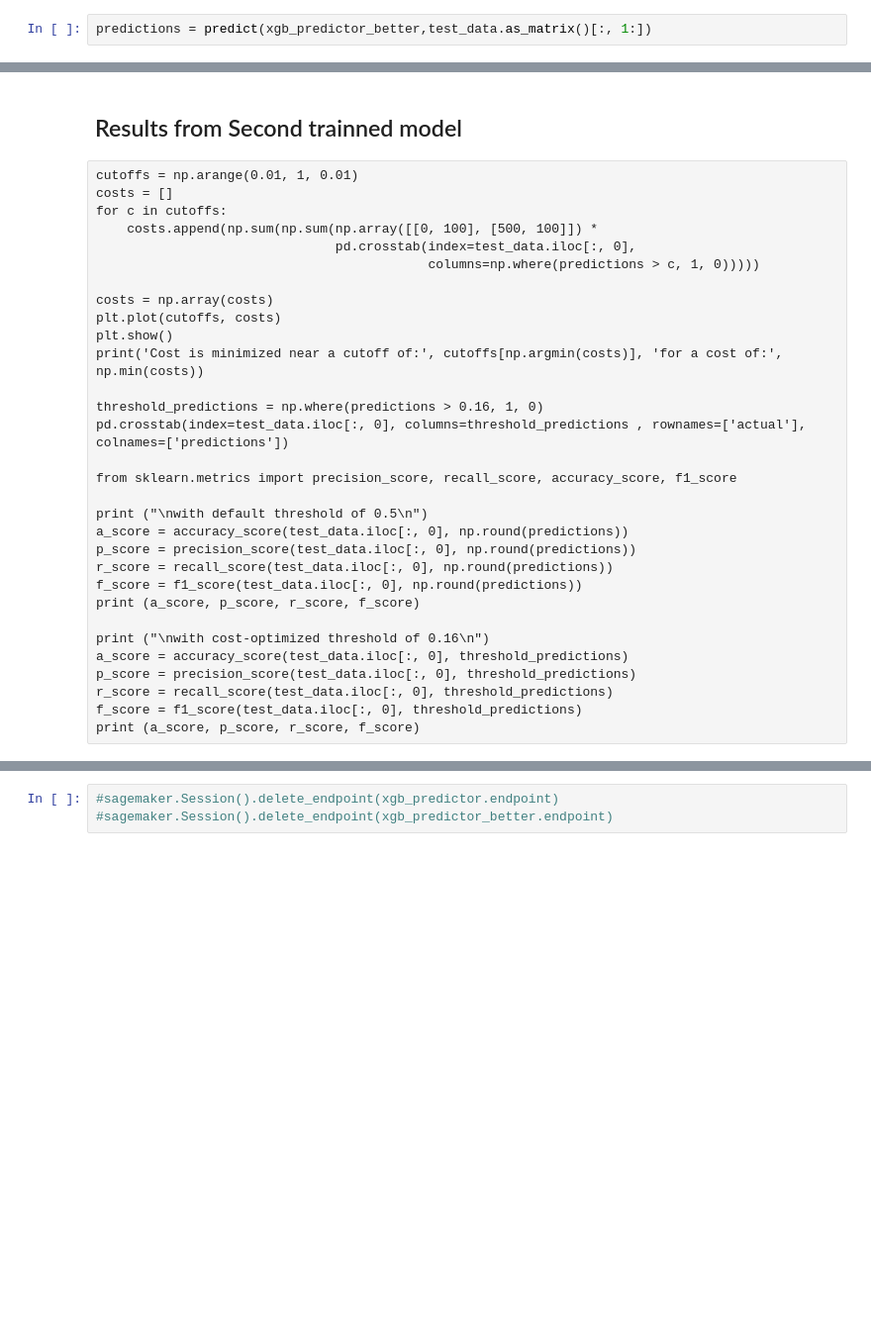
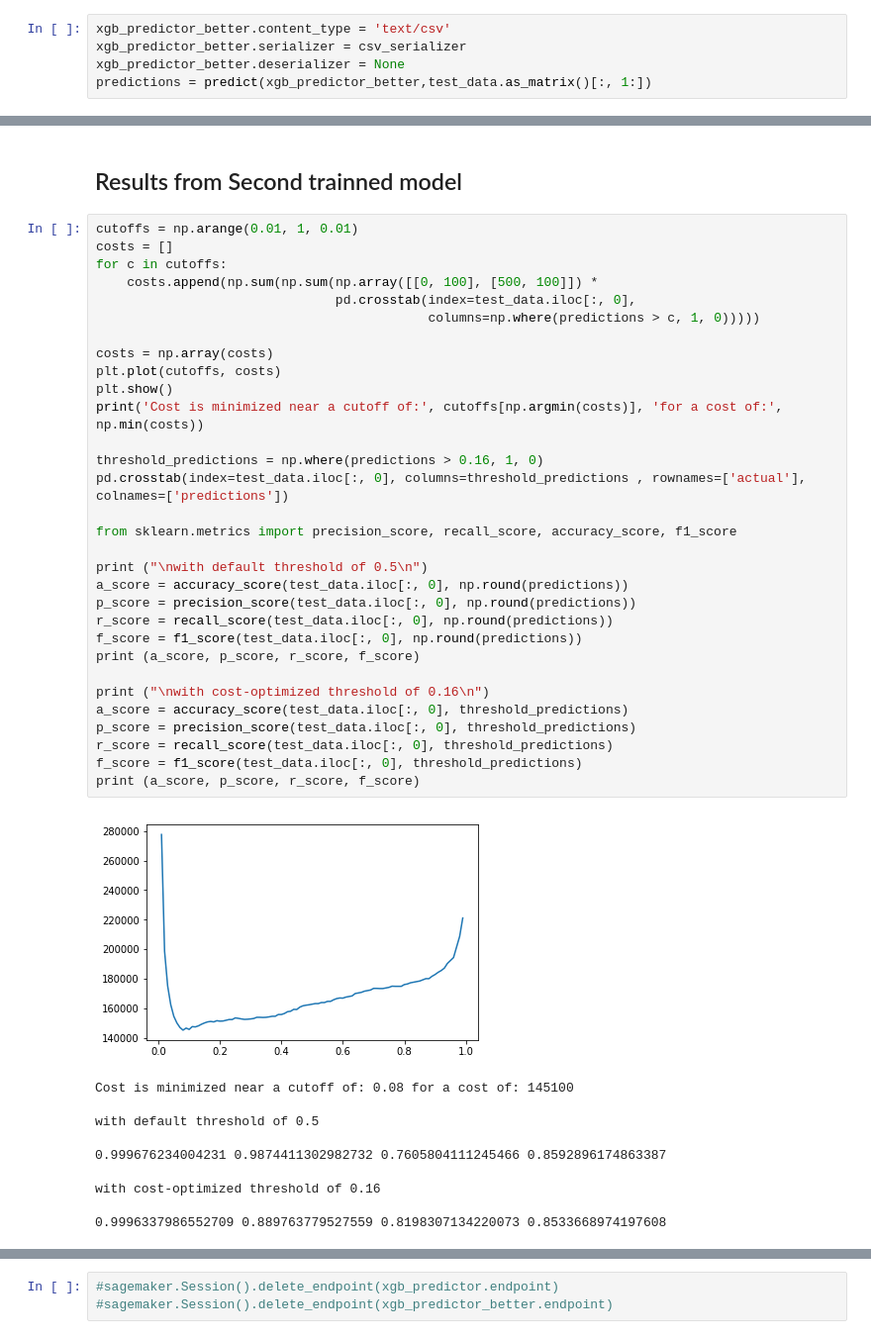
Before and after one commit to don007git/sagemaker, a Jupyter notebook: sprint_2019-04-23/sprint-dql-banking.ipynb, the cells around one changed output, grey strips where cells are left out. Shown at 99% size. Cells and saved outputs as stored; diff of their text form; blank space fills up the shorter version.

```diff
--- a/sprint_2019-04-23/sprint-dql-banking.ipynb
+++ b/sprint_2019-04-23/sprint-dql-banking.ipynb
@@ -420,2 +429,5 @@ INFO:sagemaker:Creating endpoint with name xgboost-2019-04-25-15-22-37-235
 # %%
+xgb_predictor_better.content_type = 'text/csv'
+xgb_predictor_better.serializer = csv_serializer
+xgb_predictor_better.deserializer = None
 predictions = predict(xgb_predictor_better,test_data.as_matrix()[:, 1:])
@@ -486,34 +494,45 @@ with cost-optimized threshold of 0.16
 0.9996275119369065 0.83675799086758 0.8863361547762999 0.8608338226658838
 # %% [markdown]
 ## Results from Second trainned model
-# %% [raw]
-cutoffs = np.arange(0.01, 1, 0.01)
-costs = []
-for c in cutoffs:
-    costs.append(np.sum(np.sum(np.array([[0, 100], [500, 100]]) *
-                               pd.crosstab(index=test_data.iloc[:, 0],
-                                           columns=np.where(predictions > c, 1, 0)))))
-
-costs = np.array(costs)
-plt.plot(cutoffs, costs)
-plt.show()
-print('Cost is minimized near a cutoff of:', cutoffs[np.argmin(costs)], 'for a cost of:', np.min(costs))
-
-threshold_predictions = np.where(predictions > 0.16, 1, 0)
-pd.crosstab(index=test_data.iloc[:, 0], columns=threshold_predictions , rownames=['actual'], colnames=['predictions'])
-
-from sklearn.metrics import precision_score, recall_score, accuracy_score, f1_score
-
-print ("\nwith default threshold of 0.5\n")
-a_score = accuracy_score(test_data.iloc[:, 0], np.round(predictions))
-p_score = precision_score(test_data.iloc[:, 0], np.round(predictions))
-r_score = recall_score(test_data.iloc[:, 0], np.round(predictions))
-f_score = f1_score(test_data.iloc[:, 0], np.round(predictions))
-print (a_score, p_score, r_score, f_score)
-
-print ("\nwith cost-optimized threshold of 0.16\n")
-a_score = accuracy_score(test_data.iloc[:, 0], threshold_predictions)
-p_score = precision_score(test_data.iloc[:, 0], threshold_predictions)
-r_score = recall_score(test_data.iloc[:, 0], threshold_predictions)
-f_score = f1_score(test_data.iloc[:, 0], threshold_predictions)
-print (a_score, p_score, r_score, f_score)
+# %%
+cutoffs = np.arange(0.01, 1, 0.01)
+costs = []
+for c in cutoffs:
+    costs.append(np.sum(np.sum(np.array([[0, 100], [500, 100]]) *
+                               pd.crosstab(index=test_data.iloc[:, 0],
+                                           columns=np.where(predictions > c, 1, 0)))))
+
+costs = np.array(costs)
+plt.plot(cutoffs, costs)
+plt.show()
+print('Cost is minimized near a cutoff of:', cutoffs[np.argmin(costs)], 'for a cost of:', np.min(costs))
+
+threshold_predictions = np.where(predictions > 0.16, 1, 0)
+pd.crosstab(index=test_data.iloc[:, 0], columns=threshold_predictions , rownames=['actual'], colnames=['predictions'])
+
+from sklearn.metrics import precision_score, recall_score, accuracy_score, f1_score
+
+print ("\nwith default threshold of 0.5\n")
+a_score = accuracy_score(test_data.iloc[:, 0], np.round(predictions))
+p_score = precision_score(test_data.iloc[:, 0], np.round(predictions))
+r_score = recall_score(test_data.iloc[:, 0], np.round(predictions))
+f_score = f1_score(test_data.iloc[:, 0], np.round(predictions))
+print (a_score, p_score, r_score, f_score)
+
+print ("\nwith cost-optimized threshold of 0.16\n")
+a_score = accuracy_score(test_data.iloc[:, 0], threshold_predictions)
+p_score = precision_score(test_data.iloc[:, 0], threshold_predictions)
+r_score = recall_score(test_data.iloc[:, 0], threshold_predictions)
+f_score = f1_score(test_data.iloc[:, 0], threshold_predictions)
+print (a_score, p_score, r_score, f_score)
+# %% [output]
+[figure, added]
+Cost is minimized near a cutoff of: 0.08 for a cost of: 145100
+
+with default threshold of 0.5
+
+0.999676234004231 0.9874411302982732 0.7605804111245466 0.8592896174863387
+
+with cost-optimized threshold of 0.16
+
+0.9996337986552709 0.889763779527559 0.8198307134220073 0.8533668974197608
```
Also changed, not shown: parts of 6 cells of this notebook, 1 other file.
